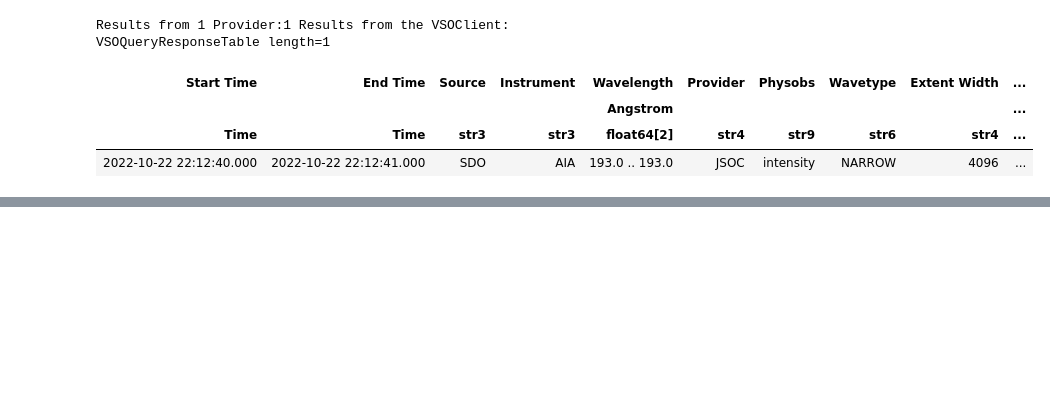
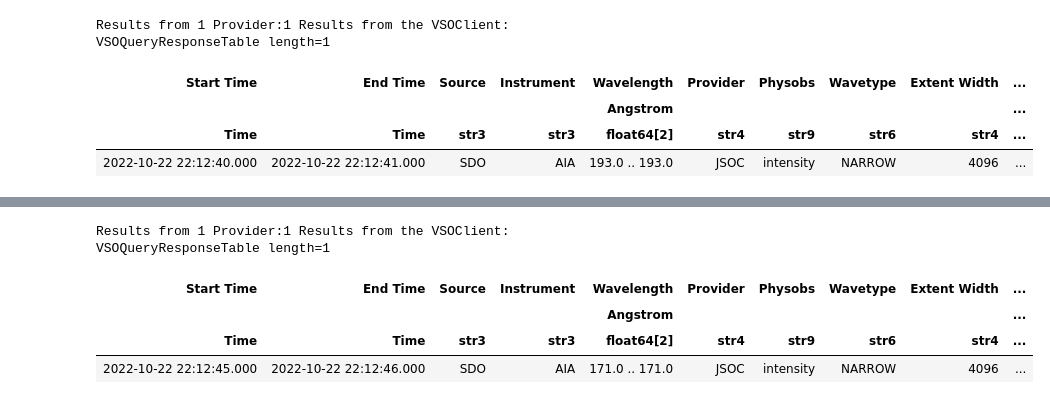
Before and after one commit to yjzhu-solar/EIS_DKIST_SolO, a Jupyter notebook: ipynb/aia/aia_download_prep_1022.ipynb, the cells around one changed output, grey strips where cells are left out. Drawn from its saved outputs; the diff is of its cells as text; code cells hidden in the pictures; blank space fills up the shorter version.

```diff
--- a/ipynb/aia/aia_download_prep_1022.ipynb
+++ b/ipynb/aia/aia_download_prep_1022.ipynb
@@ -27,0 +46,13 @@ VSOQueryResponseTable length=1
+# %%
+aia_search_171 = Fido.search(time_range,
+                         a.Instrument.aia,
+                         a.Wavelength(171*u.angstrom),a.Sample(1*u.minute))
+# %%
+aia_search_171
+# %% [output]
+Results from 1 Provider:1 Results from the VSOClient:
+VSOQueryResponseTable length=1
+| Start Time | End Time | Source | Instrument | Wavelength | Provider | Physobs | Wavetype | Extent Width | ... |
+|  |  |  |  | Angstrom |  |  |  |  | ... |
+| Time | Time | str3 | str3 | float64[2] | str4 | str9 | str6 | str4 | ... |
+| 2022-10-22 22:12:45.000 | 2022-10-22 22:12:46.000 | SDO | AIA | 171.0 .. 171.0 | JSOC | intensity | NARROW | 4096 | ... |
```
Also changed, not shown: parts of 18 cells of this notebook, 6 other files.
